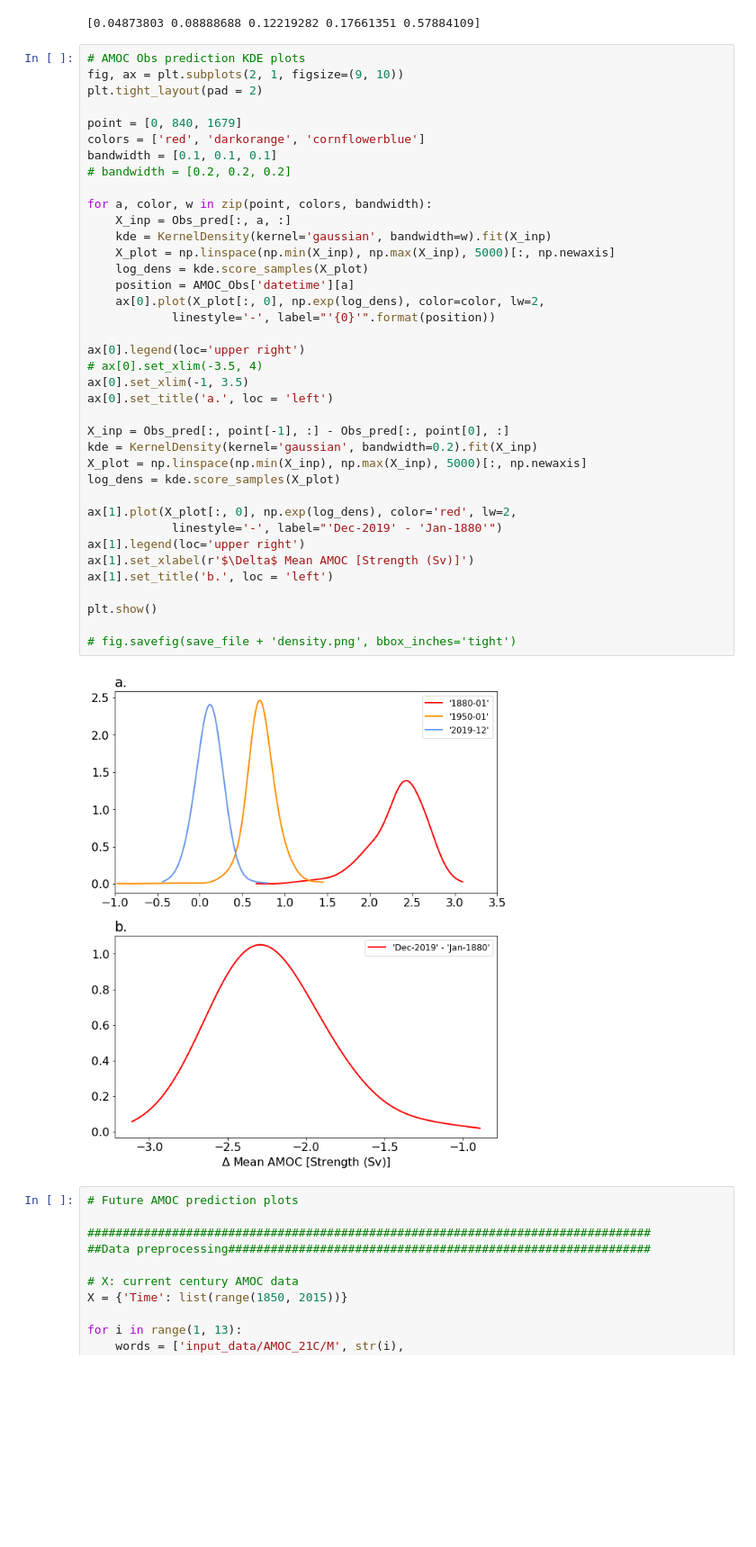
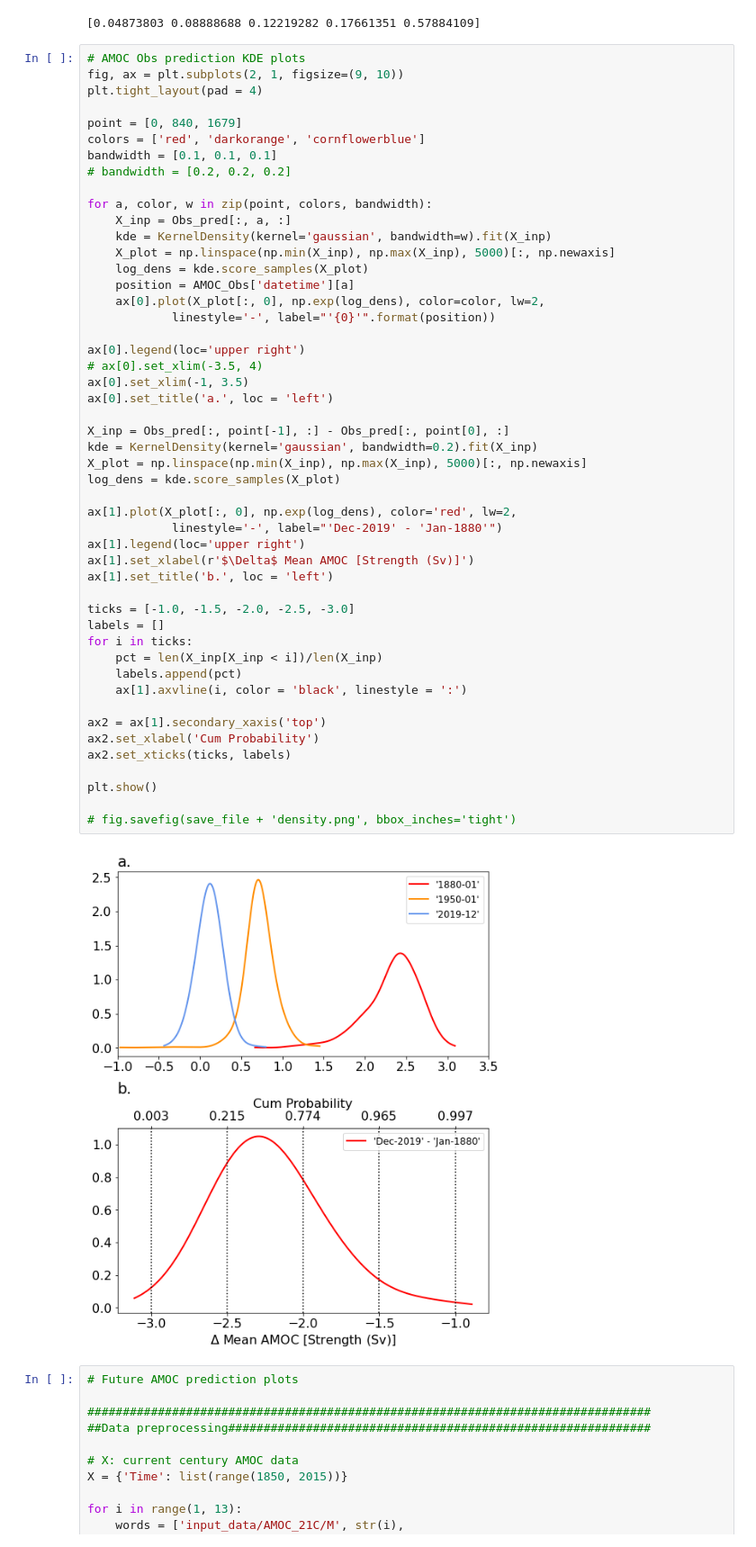
Before and after one commit to yizichenguc/AMOC_VAE, a Jupyter notebook: MS_plots.ipynb, the cells around one changed output. Shown at 90% size. Drawn from its saved outputs; the diff is of its cells as text; blank space fills up the shorter version.

```diff
--- a/MS_plots.ipynb
+++ b/MS_plots.ipynb
@@ -196,7 +198,7 @@ print(np.percentile(box_bias_mae, [0, 25, 50, 75, 100]))
 # %%
 # AMOC Obs prediction KDE plots
 fig, ax = plt.subplots(2, 1, figsize=(9, 10))
-plt.tight_layout(pad = 2)
+plt.tight_layout(pad = 4)
 
 point = [0, 840, 1679]
 colors = ['red', 'darkorange', 'cornflowerblue']
@@ -205,34 +207,45 @@ bandwidth = [0.1, 0.1, 0.1]
 
 for a, color, w in zip(point, colors, bandwidth):
     X_inp = Obs_pred[:, a, :]
     kde = KernelDensity(kernel='gaussian', bandwidth=w).fit(X_inp)
     X_plot = np.linspace(np.min(X_inp), np.max(X_inp), 5000)[:, np.newaxis]
     log_dens = kde.score_samples(X_plot)
     position = AMOC_Obs['datetime'][a]
     ax[0].plot(X_plot[:, 0], np.exp(log_dens), color=color, lw=2,
             linestyle='-', label="'{0}'".format(position))
 
 ax[0].legend(loc='upper right')
 # ax[0].set_xlim(-3.5, 4)
 ax[0].set_xlim(-1, 3.5)
 ax[0].set_title('a.', loc = 'left')
 
 X_inp = Obs_pred[:, point[-1], :] - Obs_pred[:, point[0], :]
 kde = KernelDensity(kernel='gaussian', bandwidth=0.2).fit(X_inp)
 X_plot = np.linspace(np.min(X_inp), np.max(X_inp), 5000)[:, np.newaxis]
 log_dens = kde.score_samples(X_plot)
 
 ax[1].plot(X_plot[:, 0], np.exp(log_dens), color='red', lw=2,
             linestyle='-', label="'Dec-2019' - 'Jan-1880'")
 ax[1].legend(loc='upper right')
 ax[1].set_xlabel(r'$\Delta$ Mean AMOC [Strength (Sv)]')
 ax[1].set_title('b.', loc = 'left')
 
+ticks = [-1.0, -1.5, -2.0, -2.5, -3.0]
+labels = []
+for i in ticks:
+    pct = len(X_inp[X_inp < i])/len(X_inp)
+    labels.append(pct)
+    ax[1].axvline(i, color = 'black', linestyle = ':')
+
+ax2 = ax[1].secondary_xaxis('top')
+ax2.set_xlabel('Cum Probability')
+ax2.set_xticks(ticks, labels)
+
 plt.show()
 
 # fig.savefig(save_file + 'density.png', bbox_inches='tight')
 # %% [output]
-[figure, old version]
+[figure, new version]
 # %%
 # Future AMOC prediction plots
 
```
Also changed, not shown: parts of 2 cells of this notebook, 1 other file.
